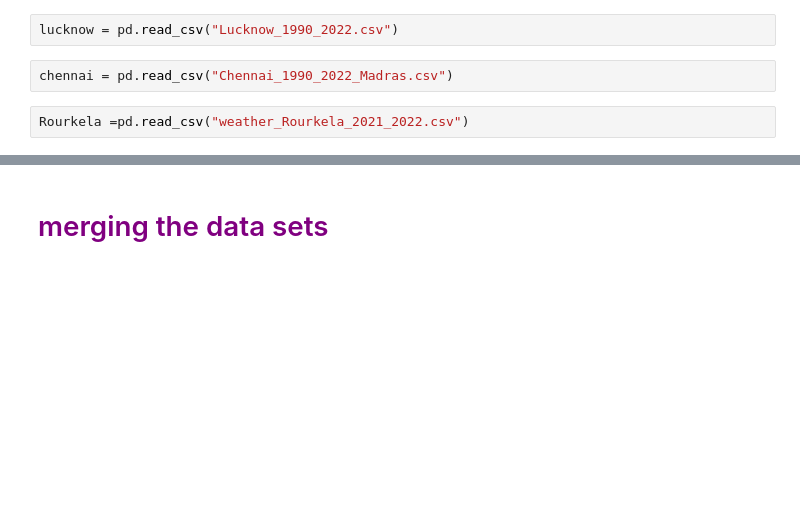
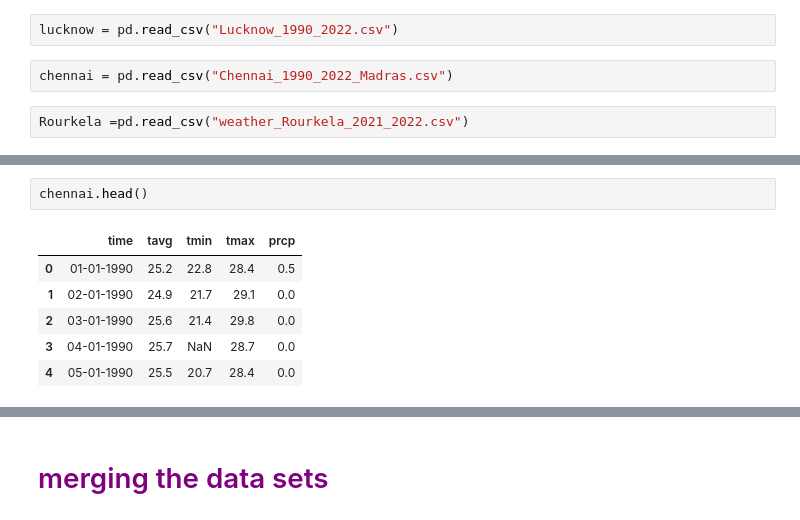
Before and after one commit to Madhukumarmogulla/wheather-data-prediction, a Jupyter notebook: my_project_1(EDA).ipynb, the cells around one changed output, grey strips where cells are left out. Cells and saved outputs as stored; diff of their text form; blank space fills up the shorter version.

```diff
--- a/my_project_1(EDA).ipynb
+++ b/my_project_1(EDA).ipynb
@@ -104,0 +116,9 @@ Rourkela =pd.read_csv("weather_Rourkela_2021_2022.csv")
+# %%
+chennai.head()
+# %% [output]
+|  | time | tavg | tmin | tmax | prcp |
+| 0 | 01-01-1990 | 25.2 | 22.8 | 28.4 | 0.5 |
+| 1 | 02-01-1990 | 24.9 | 21.7 | 29.1 | 0.0 |
+| 2 | 03-01-1990 | 25.6 | 21.4 | 29.8 | 0.0 |
+| 3 | 04-01-1990 | 25.7 | NaN | 28.7 | 0.0 |
+| 4 | 05-01-1990 | 25.5 | 20.7 | 28.4 | 0.0 |
```
Also changed, not shown: parts of 46 cells of this notebook.
